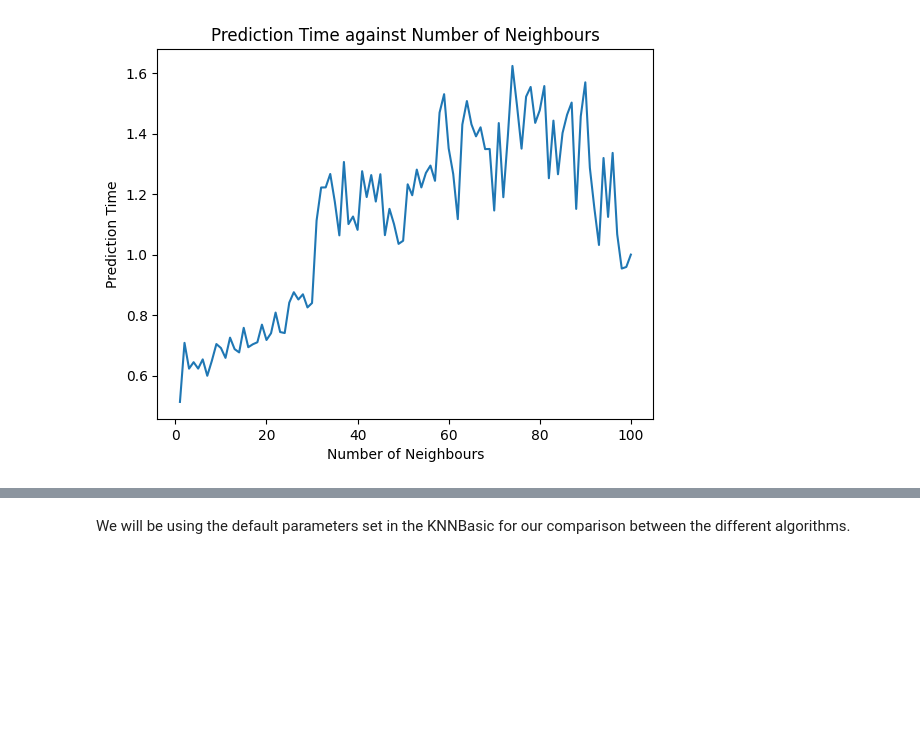
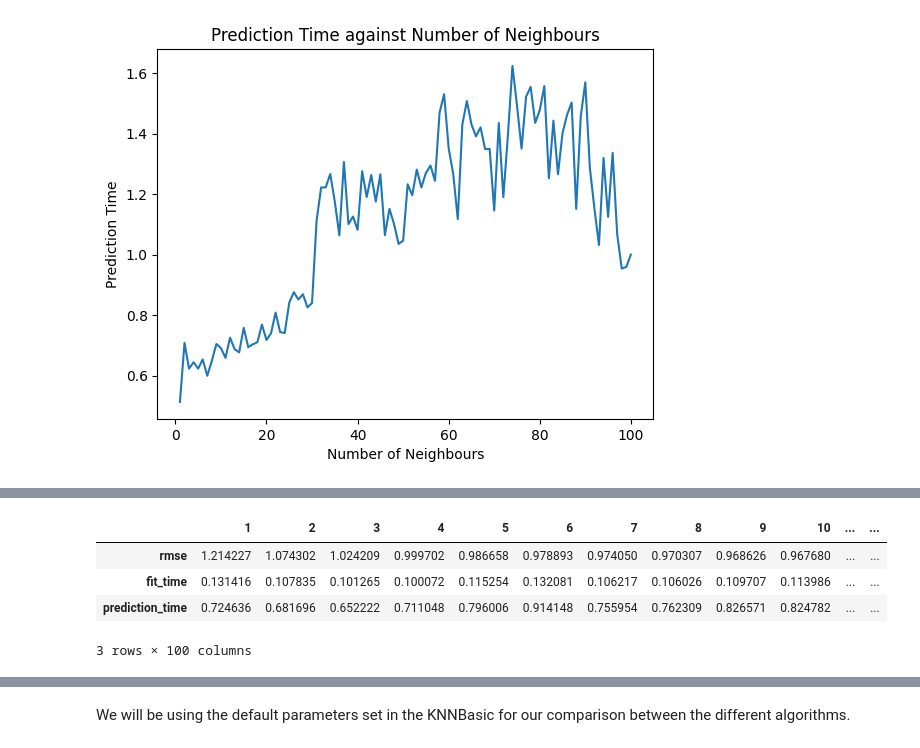
Before and after one commit to gtengwei/CZ4032-Data-Mining, a Jupyter notebook: KNN_movie.ipynb, the cells around one changed output, grey strips where cells are left out. Drawn from its saved outputs; the diff is of its cells as text; code cells hidden in the pictures; blank space fills up the shorter version.

```diff
--- a/KNN_movie.ipynb
+++ b/KNN_movie.ipynb
@@ -122,0 +201,8 @@ plt.show()
+# %%
+pearson_df.head()
+# %% [output]
+|  | 1 | 2 | 3 | 4 | 5 | 6 | 7 | 8 | 9 | 10 | ... | ... |
+| rmse | 1.214227 | 1.074302 | 1.024209 | 0.999702 | 0.986658 | 0.978893 | 0.974050 | 0.970307 | 0.968626 | 0.967680 | ... | ... |
+| fit_time | 0.131416 | 0.107835 | 0.101265 | 0.100072 | 0.115254 | 0.132081 | 0.106217 | 0.106026 | 0.109707 | 0.113986 | ... | ... |
+| prediction_time | 0.724636 | 0.681696 | 0.652222 | 0.711048 | 0.796006 | 0.914148 | 0.755954 | 0.762309 | 0.826571 | 0.824782 | ... | ... |
+3 rows × 100 columns
```
Also changed, not shown: parts of 6 cells of this notebook.
